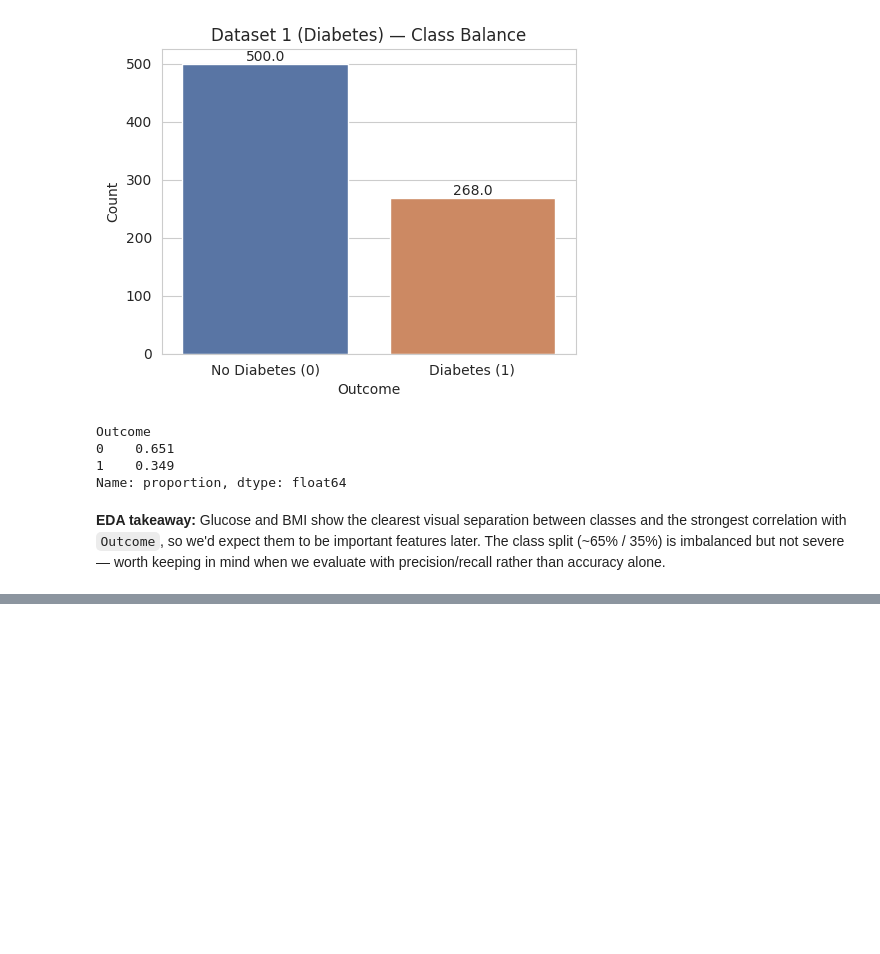
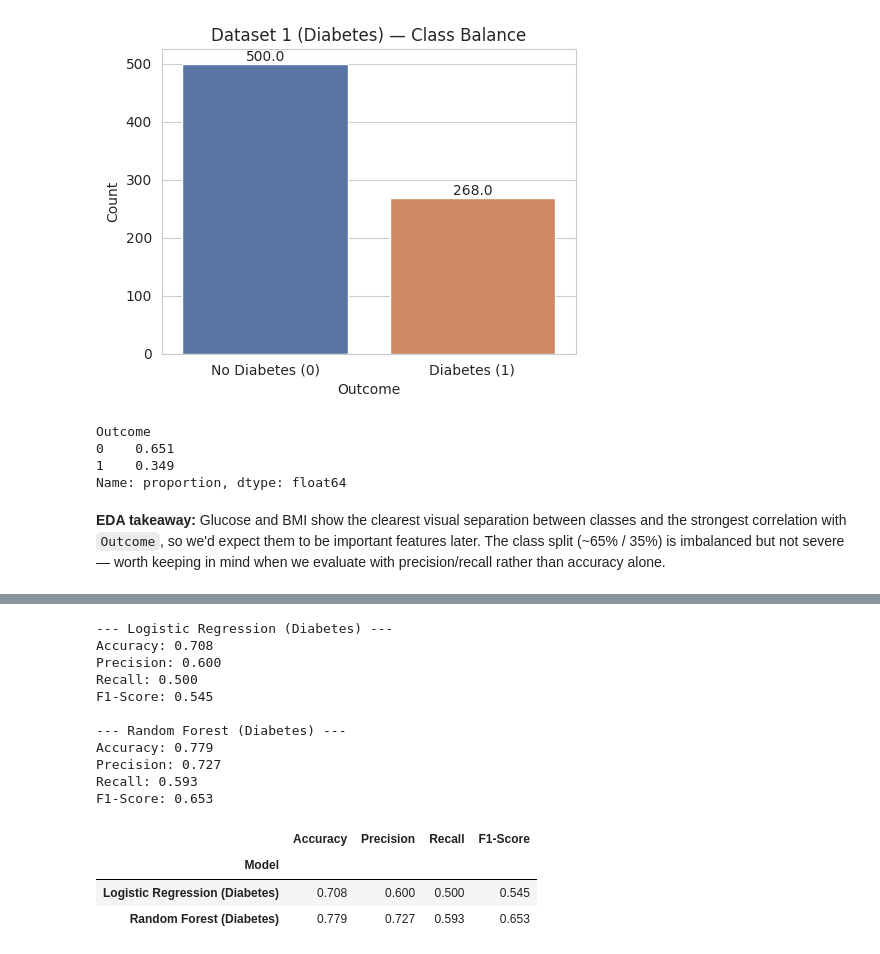
Before and after one commit to ummehabiba-m/betabytez-aiml-task2-ummeHabiba, a Jupyter notebook: notebook.ipynb, the cells around one changed output, grey strips where cells are left out. Drawn from its saved outputs; the diff is of its cells as text; code cells hidden in the pictures; blank space fills up the shorter version.

```diff
--- a/notebook.ipynb
+++ b/notebook.ipynb
@@ -192,0 +237,38 @@ than accuracy alone.
+# %%
+def evaluate_model(y_true, y_pred, model_name):
+    """Print accuracy/precision/recall/F1 and return them as a dict for later comparison."""
+    metrics = {
+        "Model": model_name,
+        "Accuracy": accuracy_score(y_true, y_pred),
+        "Precision": precision_score(y_true, y_pred),
+        "Recall": recall_score(y_true, y_pred),
+        "F1-Score": f1_score(y_true, y_pred),
+    }
+    print(f"--- {model_name} ---")
+    for k, v in metrics.items():
+        if k != "Model":
+            print(f"{k}: {v:.3f}")
+    print()
+    return metrics
+
+results_ds1 = []
+results_ds1.append(evaluate_model(y1_test, y1_pred_lr, "Logistic Regression (Diabetes)"))
+results_ds1.append(evaluate_model(y1_test, y1_pred_rf, "Random Forest (Diabetes)"))
+
+pd.DataFrame(results_ds1).set_index("Model").round(3)
+# %% [output]
+--- Logistic Regression (Diabetes) ---
+Accuracy: 0.708
+Precision: 0.600
+Recall: 0.500
+F1-Score: 0.545
+
+--- Random Forest (Diabetes) ---
+Accuracy: 0.779
+Precision: 0.727
+Recall: 0.593
+F1-Score: 0.653
+|  | Accuracy | Precision | Recall | F1-Score |
+| Model |  |  |  |  |
+| Logistic Regression (Diabetes) | 0.708 | 0.600 | 0.500 | 0.545 |
+| Random Forest (Diabetes) | 0.779 | 0.727 | 0.593 | 0.653 |
```
Also changed, not shown: parts of 12 cells of this notebook.
